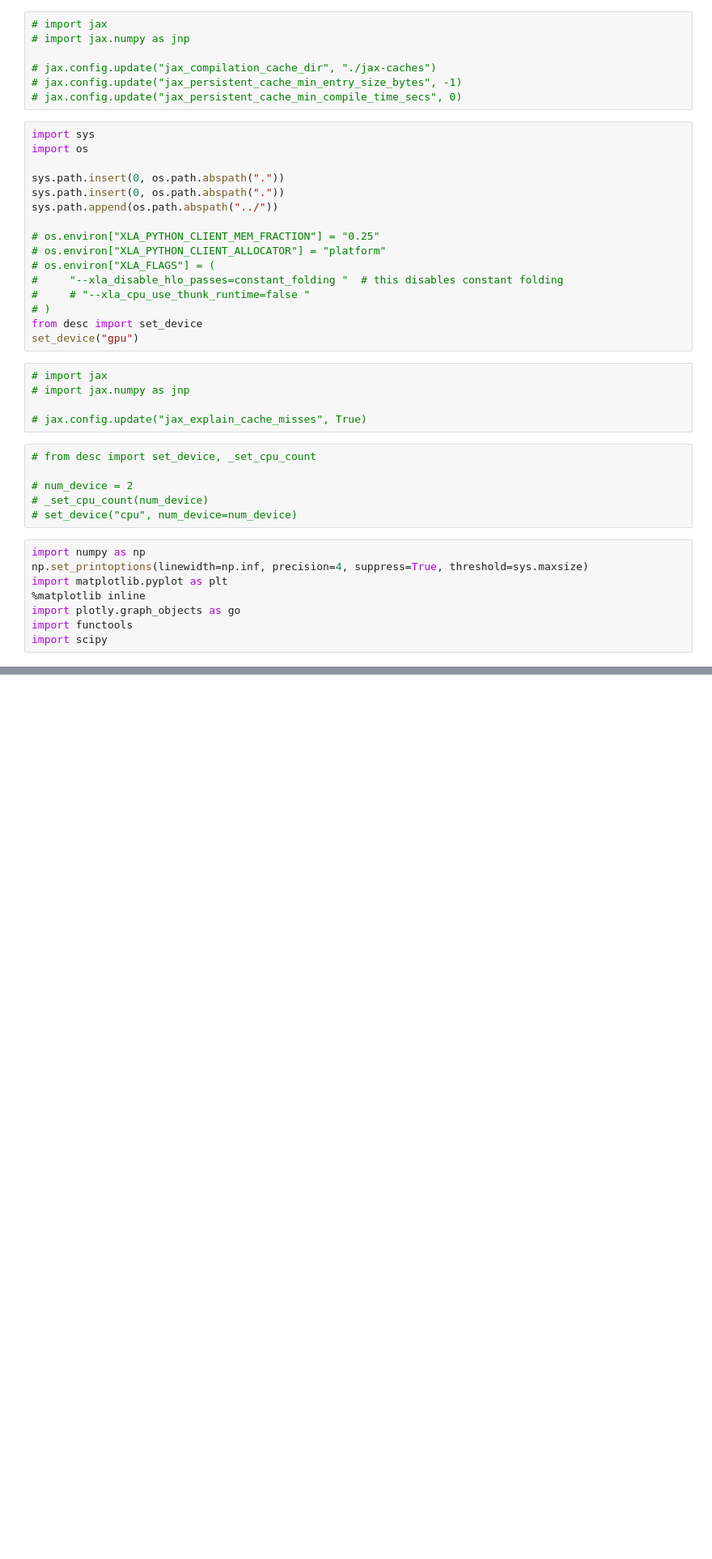
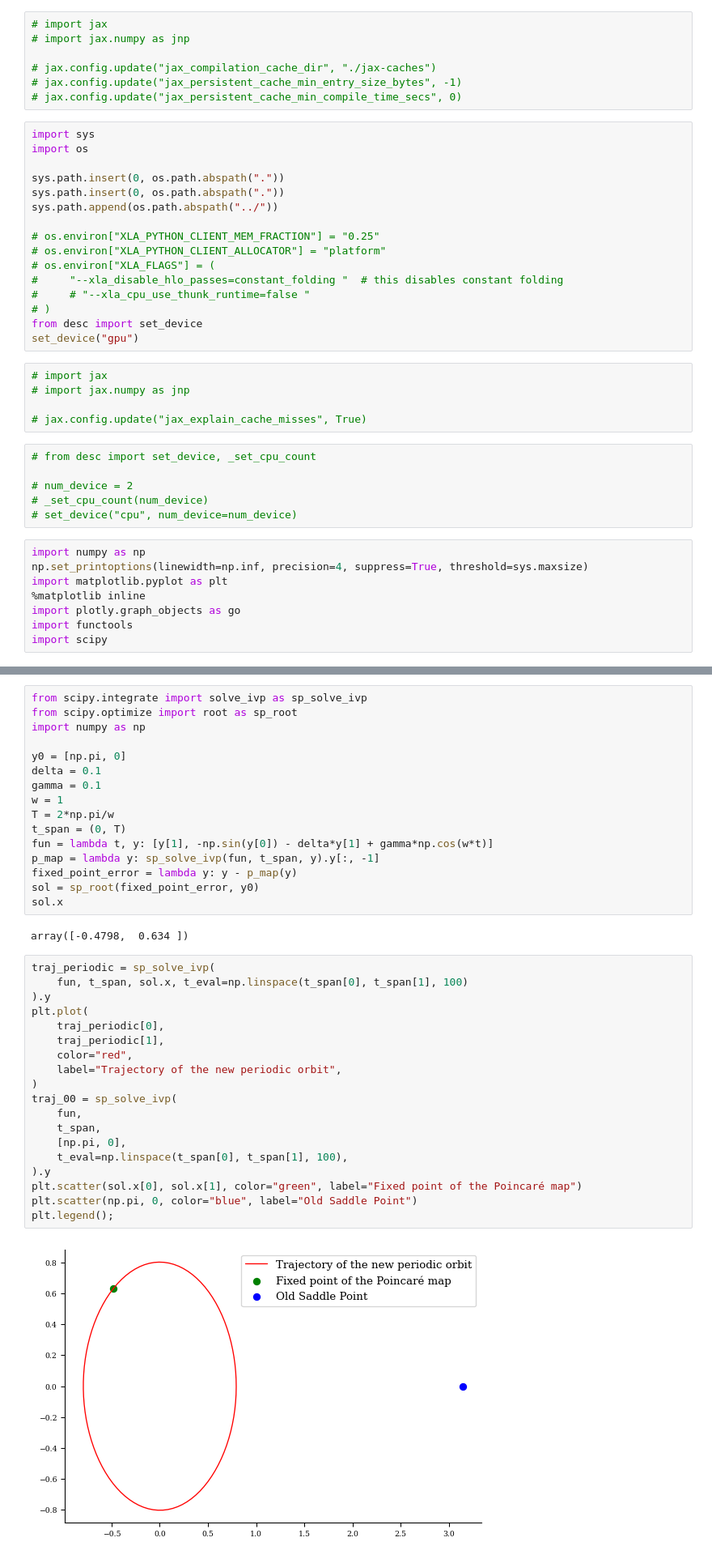
Before and after one commit to YigitElma/DEBUG-DESC, a Jupyter notebook: test-notebook.ipynb, the cells around one changed output, grey strips where cells are left out. Shown at 81% size. Drawn from its saved outputs; the diff is of its cells as text; blank space fills up the shorter version.

```diff
--- a/test-notebook.ipynb
+++ b/test-notebook.ipynb
@@ -85,0 +112,39 @@ Using device: NVIDIA GeForce RTX 4080 Laptop GPU (id=0), with 11.53 GB available
+# %%
+from scipy.integrate import solve_ivp as sp_solve_ivp
+from scipy.optimize import root as sp_root
+import numpy as np
+
+y0 = [np.pi, 0]
+delta = 0.1
+gamma = 0.1
+w = 1
+T = 2*np.pi/w
+t_span = (0, T)
+fun = lambda t, y: [y[1], -np.sin(y[0]) - delta*y[1] + gamma*np.cos(w*t)]
+p_map = lambda y: sp_solve_ivp(fun, t_span, y).y[:, -1]
+fixed_point_error = lambda y: y - p_map(y)
+sol = sp_root(fixed_point_error, y0)
+sol.x
+# %% [output]
+array([-0.4798,  0.634 ])
+# %%
+traj_periodic = sp_solve_ivp(
+    fun, t_span, sol.x, t_eval=np.linspace(t_span[0], t_span[1], 100)
+).y
+plt.plot(
+    traj_periodic[0],
+    traj_periodic[1],
+    color="red",
+    label="Trajectory of the new periodic orbit",
+)
+traj_00 = sp_solve_ivp(
+    fun,
+    t_span,
+    [np.pi, 0],
+    t_eval=np.linspace(t_span[0], t_span[1], 100),
+).y
+plt.scatter(sol.x[0], sol.x[1], color="green", label="Fixed point of the Poincaré map")
+plt.scatter(np.pi, 0, color="blue", label="Old Saddle Point")
+plt.legend();
+# %% [output]
+[figure, added]
```
Also changed, not shown: parts of 5 cells of this notebook, 41 other files.
